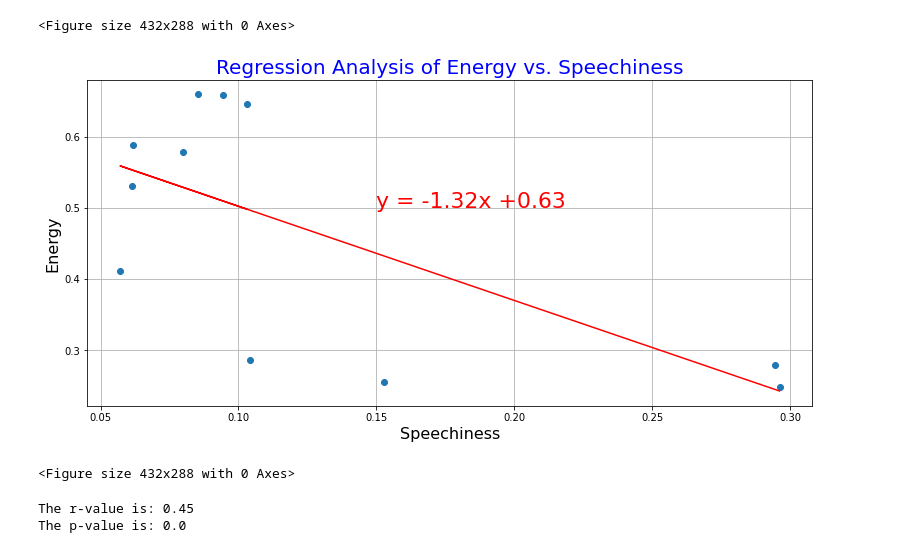
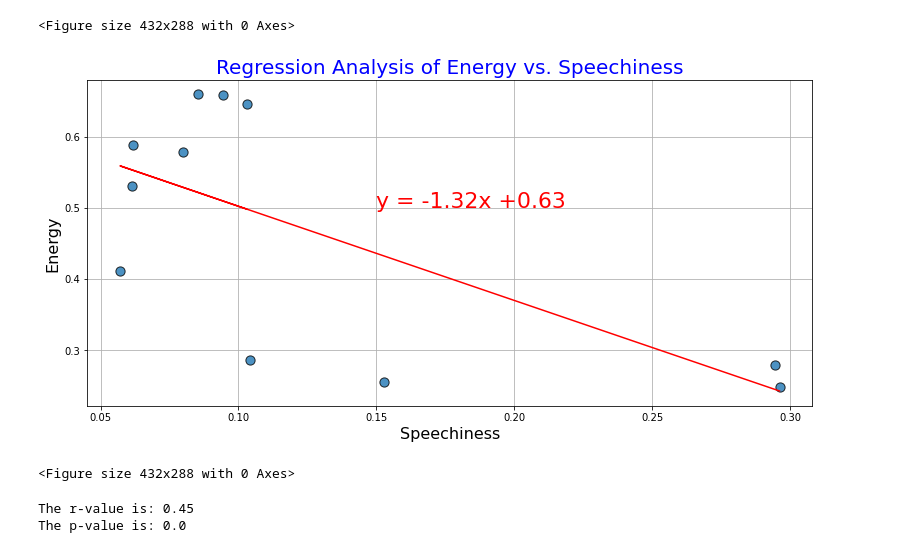
Before and after one commit to divya-gh/Spotify_Music_Analysis, a Jupyter notebook: spotify_analysis-hypothesis.ipynb, the cells around one changed output. Cells and saved outputs as stored; diff of their text form; code cells hidden in the pictures.

```diff
--- a/spotify_analysis-hypothesis.ipynb
+++ b/spotify_analysis-hypothesis.ipynb
@@ -295,25 +298,25 @@ spotify_energy = song_line.energy
 # %%
 x_axis = spotify_speechiness
 y_axis = spotify_energy
 (slope, intercept, rvalue, pvalue, stderr) = linregress(x_axis, y_axis)
 regress_values = x_axis * slope + intercept
 line_eq = "y = " + str(round(slope,2)) + "x +" + str(round(intercept,2))
 plt.figure(figsize=(13,6))
-plt.scatter(x_axis,y_axis)
+plt.scatter(x_axis,y_axis , alpha=.8, s=85, edgecolor="black")
 plt.plot(x_axis,regress_values,'r-')
 plt.annotate(line_eq,xy=(0.15,0.5),color='red',fontsize=22)
 plt.title('Regression Analysis of Energy vs. Speechiness',fontsize=20 , color = 'b')
 plt.xlabel('Speechiness',fontsize = 16,color = 'k')
 plt.ylabel('Energy',fontsize = 16,color = 'k')
 plt.grid()
 #Save as png file
-plt.savefig("Images/EnergyVsSpeechiness")
+plt.savefig("Images/EnergyVsSpeechiness_original")
 
 
 plt.show()
 plt.tight_layout()
 # %% [output]
-[figure, old version]
+[figure, new version]
 <Figure size 432x288 with 0 Axes>
 # %%
 print(f"The r-value is: {round(rvalue**2,2)}")
```
Also changed, not shown: parts of 7 cells of this notebook.
